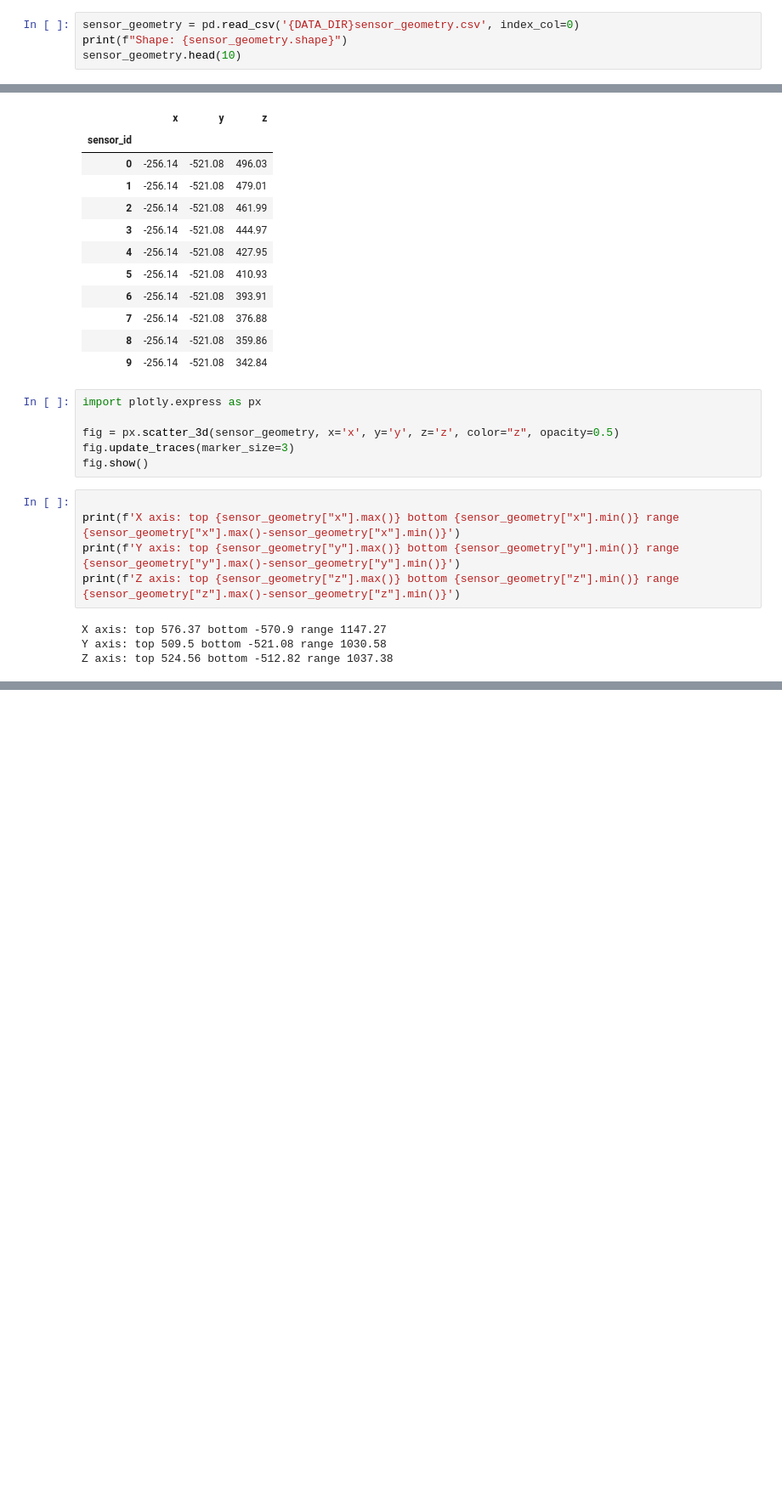
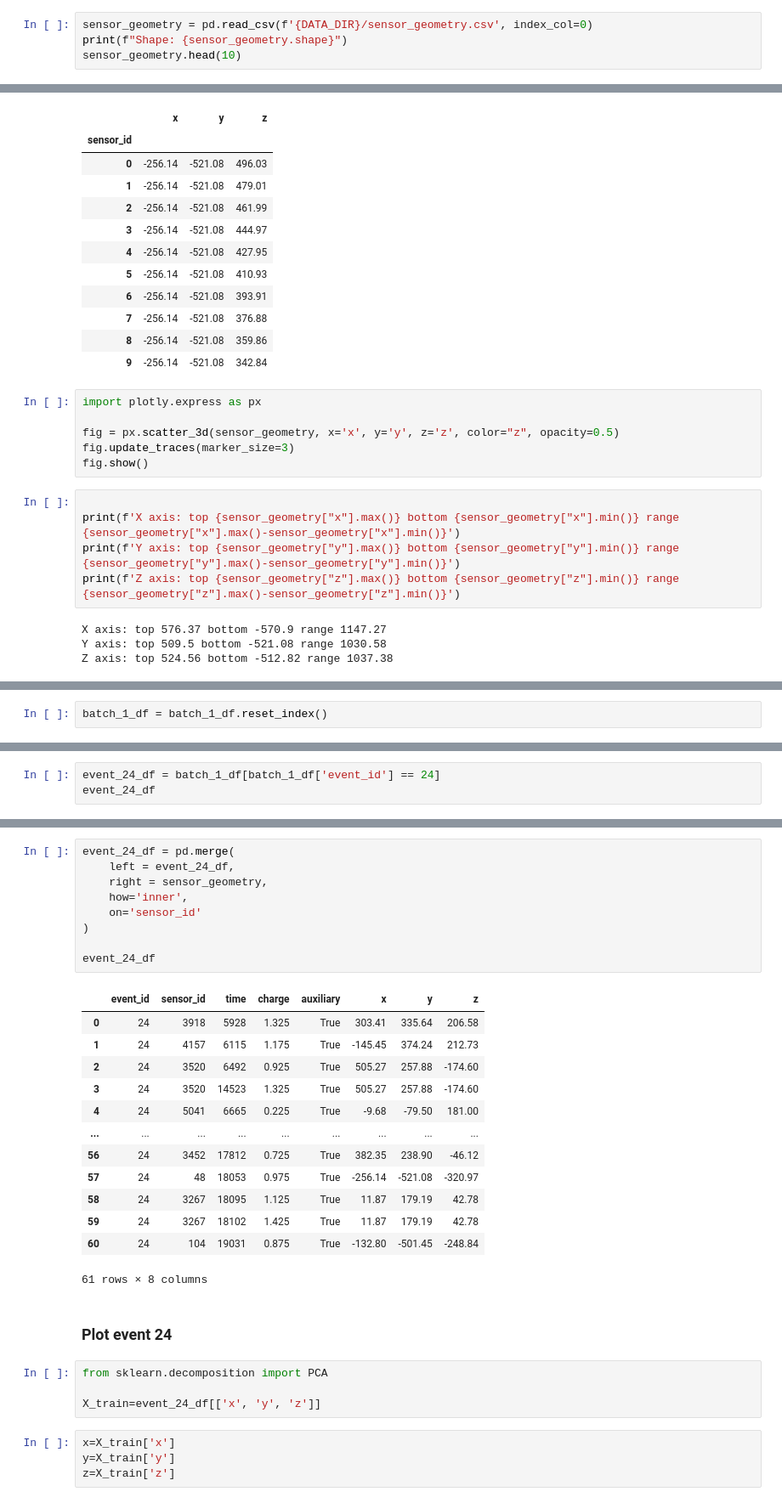
Before and after one commit to anjrew/Neutrino-Particle-Direction-Predictor, a Jupyter notebook: eda.ipynb, the cells around one changed output, grey strips where cells are left out. Shown: that part at 85% size. Cells and saved outputs as stored; diff of their text form; blank space fills up the shorter version.

```diff
--- a/eda.ipynb
+++ b/eda.ipynb
@@ -149,7 +141,7 @@ ValueError: 'event_id' is both an index level and a column label, which is ambig
 # %% [markdown]
 ## Explore sensors
 # %%
-sensor_geometry = pd.read_csv('{DATA_DIR}sensor_geometry.csv', index_col=0)
+sensor_geometry = pd.read_csv(f'{DATA_DIR}/sensor_geometry.csv', index_col=0)
 print(f"Shape: {sensor_geometry.shape}")
 sensor_geometry.head(10)
 # %% [output]
@@ -183,0 +178,2 @@ Z axis: top 524.56 bottom -512.82 range 1037.38
+# %%
+batch_1_df = batch_1_df.reset_index()
@@ -183,0 +196,3 @@ Z axis: top 524.56 bottom -512.82 range 1037.38
+# %%
+event_24_df = batch_1_df[batch_1_df['event_id'] == 24]
+event_24_df
@@ -183,0 +213,33 @@ Z axis: top 524.56 bottom -512.82 range 1037.38
+# %%
+event_24_df = pd.merge(
+    left = event_24_df,
+    right = sensor_geometry,
+    how='inner',
+    on='sensor_id'
+)
+
+event_24_df
+# %% [output]
+|  | event_id | sensor_id | time | charge | auxiliary | x | y | z |
+| 0 | 24 | 3918 | 5928 | 1.325 | True | 303.41 | 335.64 | 206.58 |
+| 1 | 24 | 4157 | 6115 | 1.175 | True | -145.45 | 374.24 | 212.73 |
+| 2 | 24 | 3520 | 6492 | 0.925 | True | 505.27 | 257.88 | -174.60 |
+| 3 | 24 | 3520 | 14523 | 1.325 | True | 505.27 | 257.88 | -174.60 |
+| 4 | 24 | 5041 | 6665 | 0.225 | True | -9.68 | -79.50 | 181.00 |
+| ... | ... | ... | ... | ... | ... | ... | ... | ... |
+| 56 | 24 | 3452 | 17812 | 0.725 | True | 382.35 | 238.90 | -46.12 |
+| 57 | 24 | 48 | 18053 | 0.975 | True | -256.14 | -521.08 | -320.97 |
+| 58 | 24 | 3267 | 18095 | 1.125 | True | 11.87 | 179.19 | 42.78 |
+| 59 | 24 | 3267 | 18102 | 1.425 | True | 11.87 | 179.19 | 42.78 |
+| 60 | 24 | 104 | 19031 | 0.875 | True | -132.80 | -501.45 | -248.84 |
+61 rows × 8 columns
+# %% [markdown]
+### Plot event 24
+# %%
+from sklearn.decomposition import PCA
+
+X_train=event_24_df[['x', 'y', 'z']]
+# %%
+x=X_train['x']
+y=X_train['y']
+z=X_train['z']
```
Also changed, not shown: parts of 21 cells of this notebook, 1 other file.
